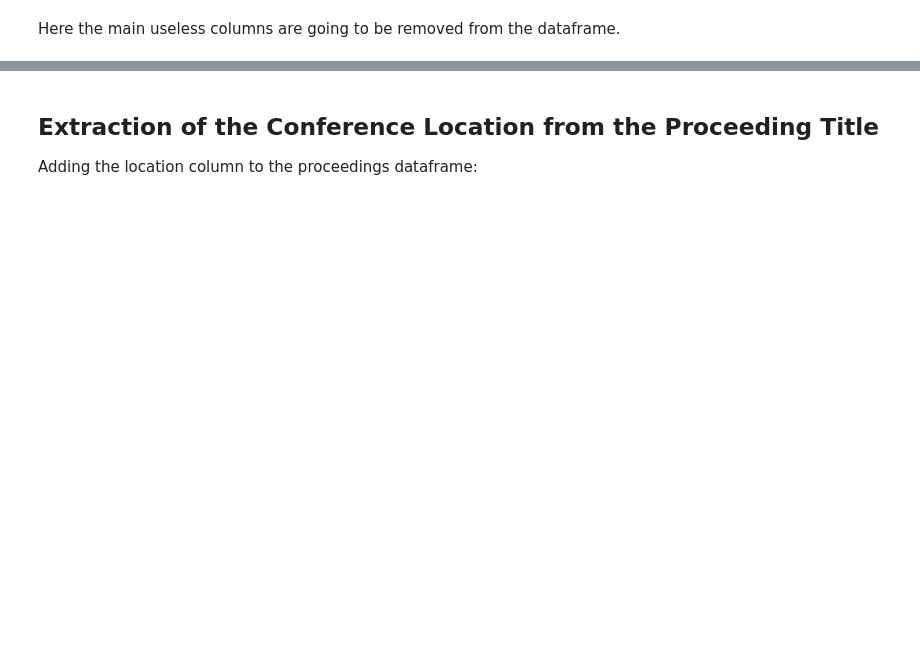
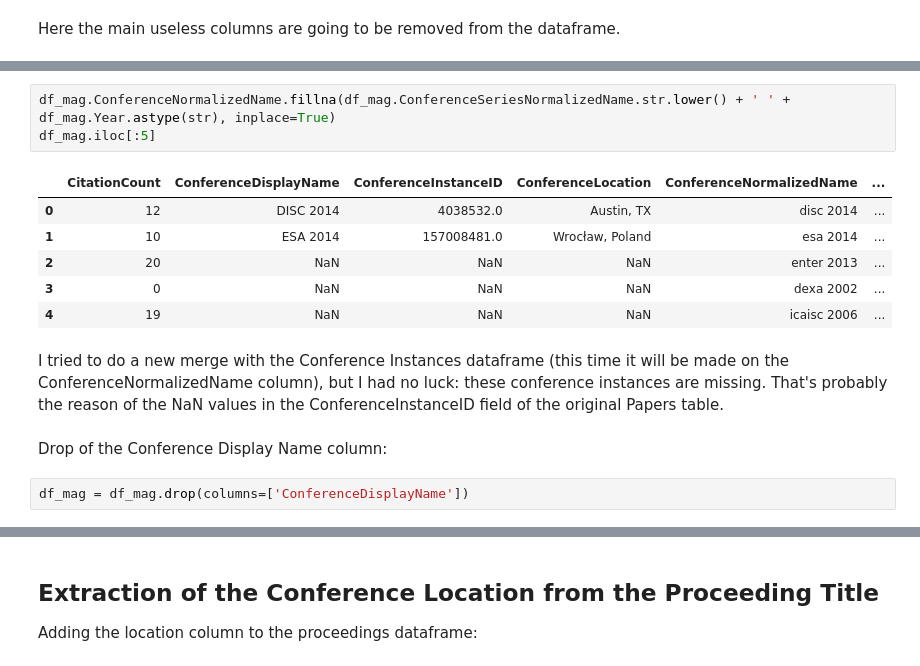
Before and after one commit to MarcoTerzulli/conftur_terzulli, a Jupyter notebook: 2 - Conference Location Fix/1 - mag_fix_locations_from_raw_dblp_dump.ipynb, the cells around one changed output, grey strips where cells are left out. Drawn from its saved outputs; the diff is of its cells as text; blank space fills up the shorter version.

```diff
--- a/2 - Conference Location Fix/1 - mag_fix_locations_from_raw_dblp_dump.ipynb
+++ b/2 - Conference Location Fix/1 - mag_fix_locations_from_raw_dblp_dump.ipynb
@@ -93,0 +119,16 @@ df_dblp
+# %%
+df_mag.ConferenceNormalizedName.fillna(df_mag.ConferenceSeriesNormalizedName.str.lower() + ' ' + df_mag.Year.astype(str), inplace=True)
+df_mag.iloc[:5]
+# %% [output]
+|  | CitationCount | ConferenceDisplayName | ConferenceInstanceID | ConferenceLocation | ConferenceNormalizedName | ... |
+| 0 | 12 | DISC 2014 | 4038532.0 | Austin, TX | disc 2014 | ... |
+| 1 | 10 | ESA 2014 | 157008481.0 | Wrocław, Poland | esa 2014 | ... |
+| 2 | 20 | NaN | NaN | NaN | enter 2013 | ... |
+| 3 | 0 | NaN | NaN | NaN | dexa 2002 | ... |
+| 4 | 19 | NaN | NaN | NaN | icaisc 2006 | ... |
+# %% [markdown]
+I tried to do a new merge with the Conference Instances dataframe (this time it will be made on the ConferenceNormalizedName column), but I had no luck: these conference instances are missing. That's probably the reason of the NaN values in the ConferenceInstanceID field of the original Papers table.
+# %% [markdown]
+Drop of the Conference Display Name column:
+# %%
+df_mag = df_mag.drop(columns=['ConferenceDisplayName'])
```
Also changed, not shown: parts of 56 cells of this notebook, 3 other files.
